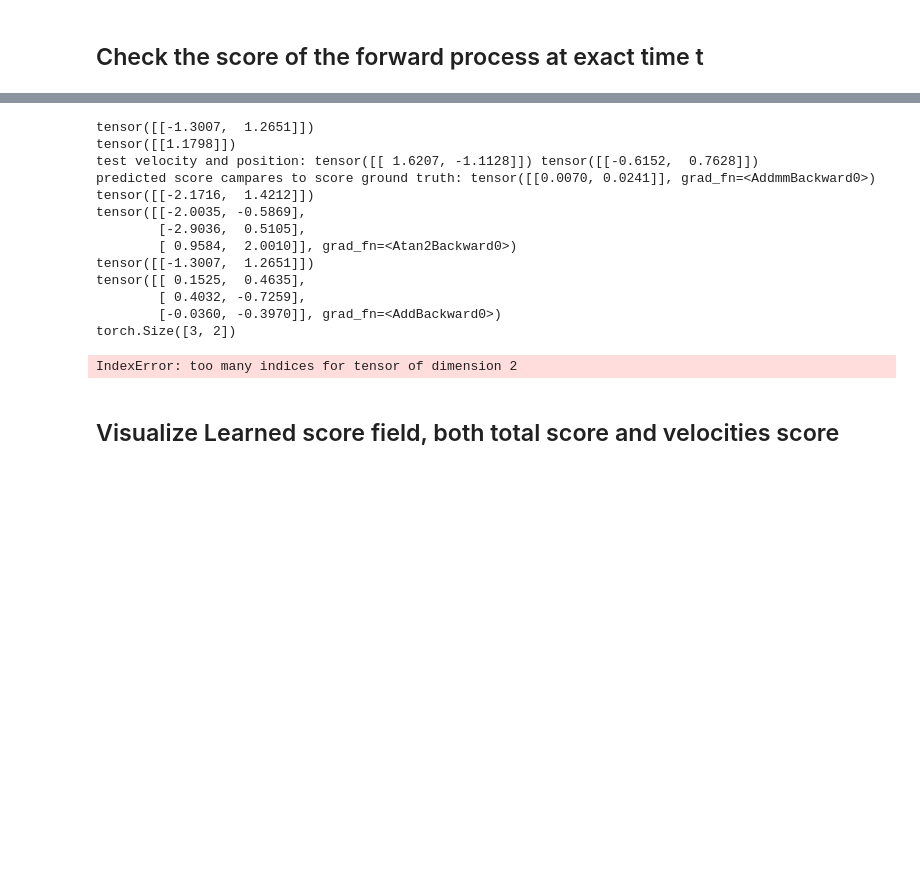
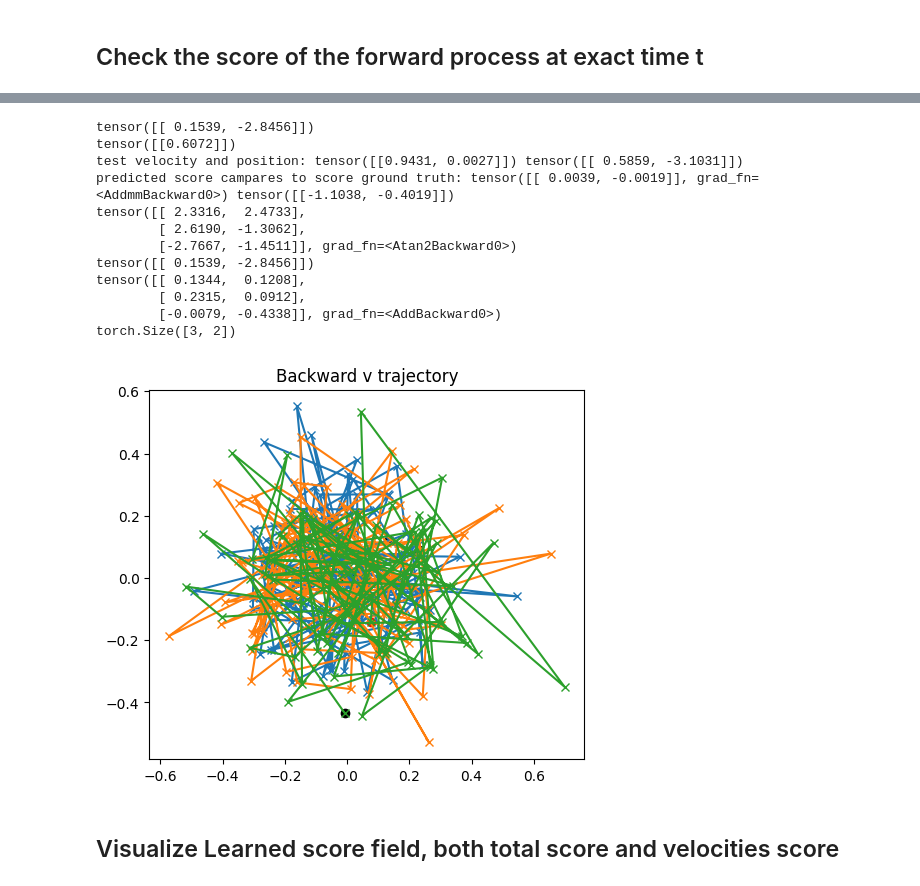
Before and after one commit to MateosCz/diffusion-playground, a Jupyter notebook: checkerboard_analysis.ipynb, the cells around one changed output, grey strips where cells are left out. Saved outputs shown, nothing was run; the diff lists cells and outputs as text; code cells hidden in the pictures; blank space fills up the shorter version.

```diff
--- a/checkerboard_analysis.ipynb
+++ b/checkerboard_analysis.ipynb
@@ -222,7 +222,9 @@ tensor(-3.0868)
 # Load the trained model
 
 
+from src.diffusion import TDMDiffusion
 from src.scoreNN import TDM_SimpleScoreMLP
+model = TDMDiffusion(dim = 2, integrator_type = "Euler", simplified_param=True)
 x_lifting_dim = 64
 time_embedding_half_dim = 32  # must be even
 hidden_dim = [128, 128]
@@ -234,7 +236,7 @@ score_nn = TDM_SimpleScoreMLP(
     hidden_dim = hidden_dim,
     output_dim = output_dim,
     with_sincos_position=True,
-    only_sincos_position=False
+    only_sincos_position=True
 )
 state_dict = torch.load("simple_score_mlp_checkerboard.pt", map_location="cpu")
 score_nn.load_state_dict(state_dict)
@@ -266,45 +268,45 @@ pred_f_traj, pred_v_traj, t_list = model.sample_backward(fT_prior_kw="uniform",
 
 print("predicted score campares to score ground truth:", pred_score, real_score)
 
 print(pred_f_traj[-1])
 print(test_point)
 print(pred_v_traj[-3])
 print(pred_v_traj[0].shape)
 
 
 
 # plot the backward v trajectory
 pred_v_traj_cpu = [v.detach().cpu() for v in pred_v_traj]
 pred_vx_traj_cpu = [v[:,0].squeeze() for v in pred_v_traj_cpu]
 pred_vy_traj_cpu = [v[:,1].squeeze() for v in pred_v_traj_cpu]
 
 pred_vx_traj_cpu = pred_vx_traj_cpu[:-2]
 pred_vy_traj_cpu = pred_vy_traj_cpu[:-2]
 fig,ax = plt.subplots()
 ax.plot(pred_vx_traj_cpu,pred_vy_traj_cpu, marker = "x")
 ax.scatter(pred_vx_traj_cpu[0],pred_vy_traj_cpu[0], marker = "o",c = "red")
 ax.scatter(pred_vx_traj_cpu[-1],pred_vy_traj_cpu[-1], marker = "o",c = "black")
 ax.scatter(0,0, marker = "o",c = "green",s = 100)
 ax.set_aspect("equal")
 ax.set_title("Backward v trajectory")
 plt.show()
 
 
 # recoverd f0, real f0 and predicted score at ft, real score at ft
 # %% [output]
-tensor([[-1.3007,  1.2651]])
-tensor([[1.1798]])
-test velocity and position: tensor([[ 1.6207, -1.1128]]) tensor([[-0.6152,  0.7628]])
-predicted score campares to score ground truth: tensor([[0.0070, 0.0241]], grad_fn=<AddmmBackward0>) tensor([[-2.1716,  1.4212]])
-tensor([[-2.0035, -0.5869],
-        [-2.9036,  0.5105],
-        [ 0.9584,  2.0010]], grad_fn=<Atan2Backward0>)
-tensor([[-1.3007,  1.2651]])
-tensor([[ 0.1525,  0.4635],
-        [ 0.4032, -0.7259],
-        [-0.0360, -0.3970]], grad_fn=<AddBackward0>)
+tensor([[ 0.1539, -2.8456]])
+tensor([[0.6072]])
+test velocity and position: tensor([[0.9431, 0.0027]]) tensor([[ 0.5859, -3.1031]])
+predicted score campares to score ground truth: tensor([[ 0.0039, -0.0019]], grad_fn=<AddmmBackward0>) tensor([[-1.1038, -0.4019]])
+tensor([[ 2.3316,  2.4733],
+        [ 2.6190, -1.3062],
+        [-2.7667, -1.4511]], grad_fn=<Atan2Backward0>)
+tensor([[ 0.1539, -2.8456]])
+tensor([[ 0.1344,  0.1208],
+        [ 0.2315,  0.0912],
+        [-0.0079, -0.4338]], grad_fn=<AddBackward0>)
 torch.Size([3, 2])
-IndexError: too many indices for tensor of dimension 2
+[figure, added]
 # %% [markdown]
 ## Visualize Learned score field, both total score and velocities score
 # %%
```
Also changed, not shown: parts of 12 cells of this notebook, 3 other files.
